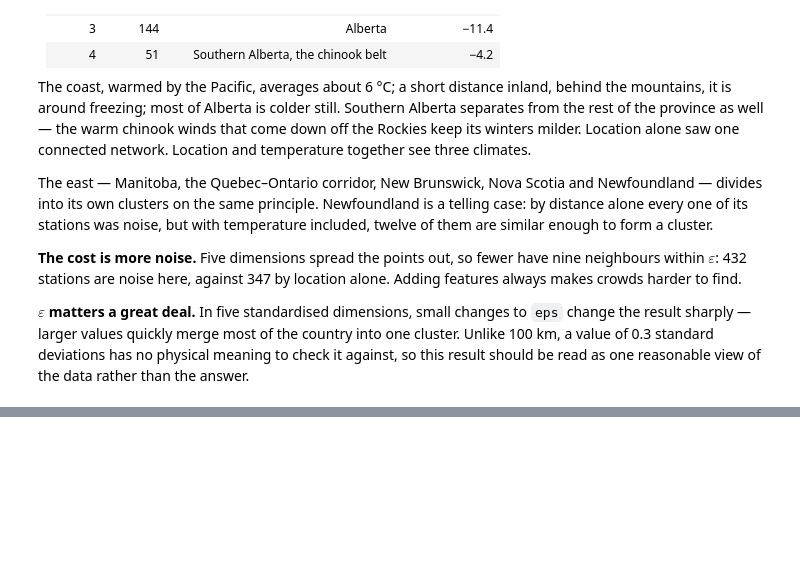
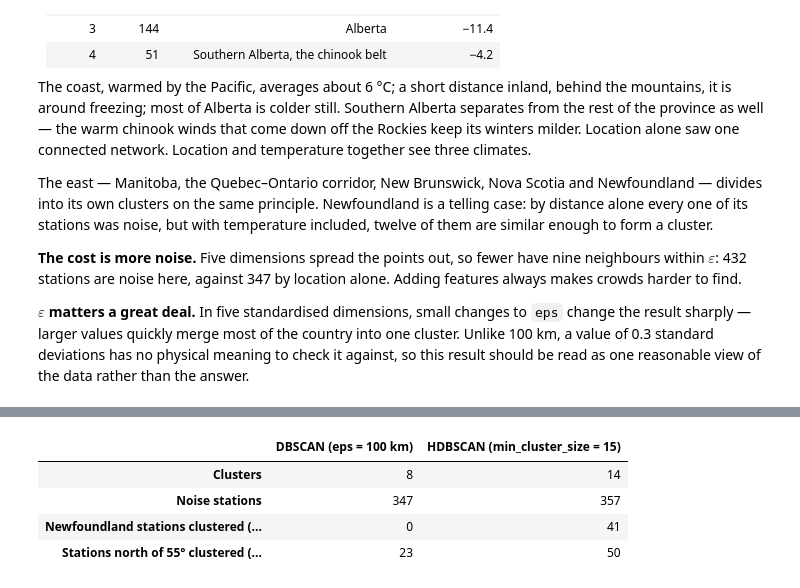
Before and after one commit to Mahdi-rasooli/Machine_Learning, a Jupyter notebook: lessons/14-dbscan/notebook.ipynb, the cells around one changed output, grey strips where cells are left out. Saved outputs shown, nothing was run; the diff lists cells and outputs as text; code cells hidden in the pictures; blank space fills up the shorter version.

```diff
--- a/lessons/14-dbscan/notebook.ipynb
+++ b/lessons/14-dbscan/notebook.ipynb
@@ -587,0 +679,24 @@ be read as one reasonable view of the data rather than the answer.
+# %%
+comparison = pd.DataFrame({
+    'DBSCAN (eps = 100 km)': [
+        len(set(db_loc.labels_)) - (1 if -1 in db_loc.labels_ else 0),
+        (db_loc.labels_ == -1).sum(),
+        ((pdf['Prov'] == 'NL') & (db_loc.labels_ != -1)).sum(),
+        ((pdf['Lat'] > 55) & (db_loc.labels_ != -1)).sum(),
+    ],
+    'HDBSCAN (min_cluster_size = 15)': [
+        len(set(hdb.labels_)) - (1 if -1 in hdb.labels_ else 0),
+        (hdb.labels_ == -1).sum(),
+        ((pdf['Prov'] == 'NL') & (hdb.labels_ != -1)).sum(),
+        ((pdf['Lat'] > 55) & (hdb.labels_ != -1)).sum(),
+    ],
+}, index=['Clusters', 'Noise stations',
+          'Newfoundland stations clustered (of 58)',
+          'Stations north of 55° clustered (of 135)'])
+comparison
+# %% [output]
+|  | DBSCAN (eps = 100 km) | HDBSCAN (min_cluster_size = 15) |
+| Clusters | 8 | 14 |
+| Noise stations | 347 | 357 |
+| Newfoundland stations clustered (... | 0 | 41 |
+| Stations north of 55° clustered (... | 23 | 50 |
```
Also changed, not shown: parts of 12 cells of this notebook, 3 other files.
